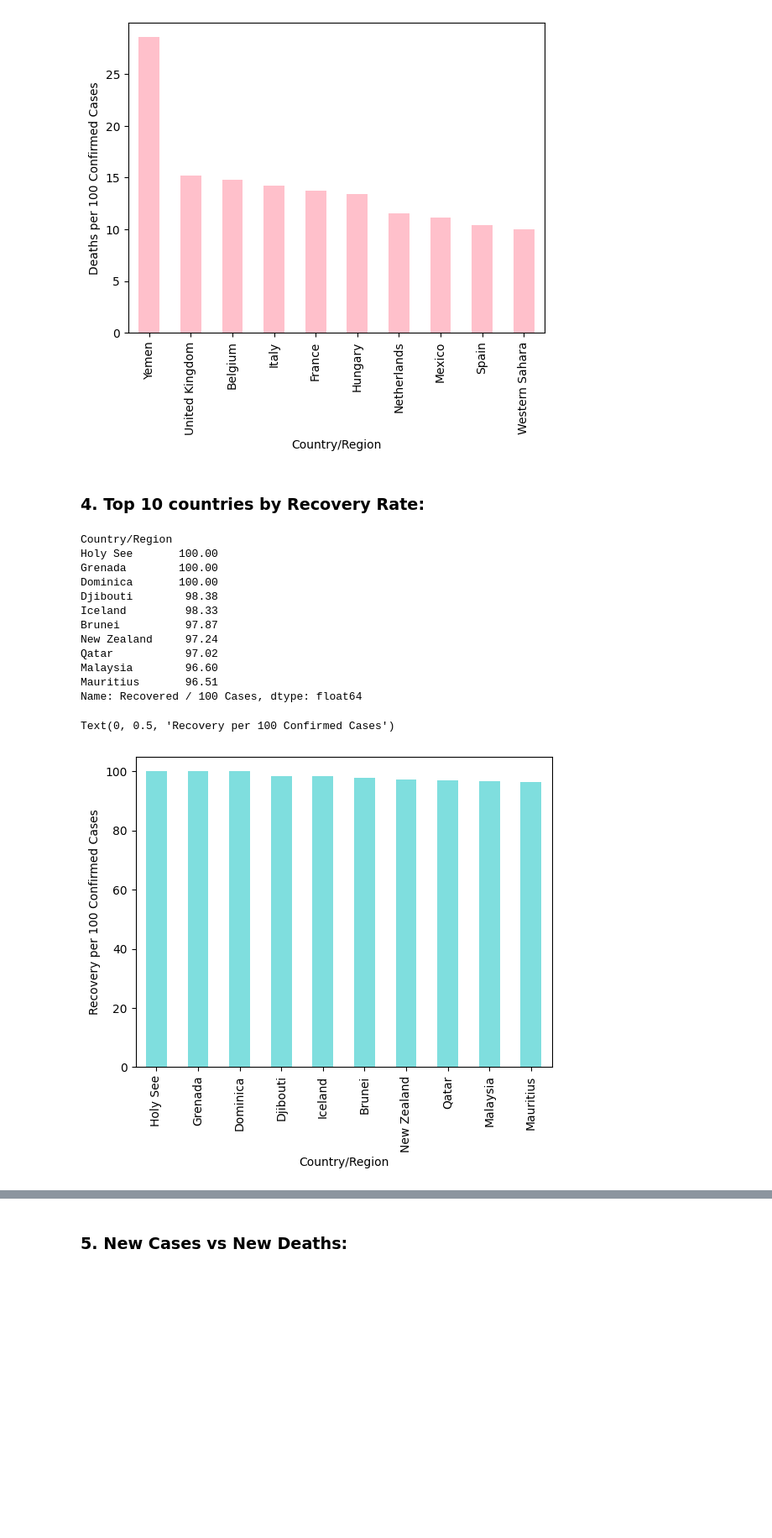
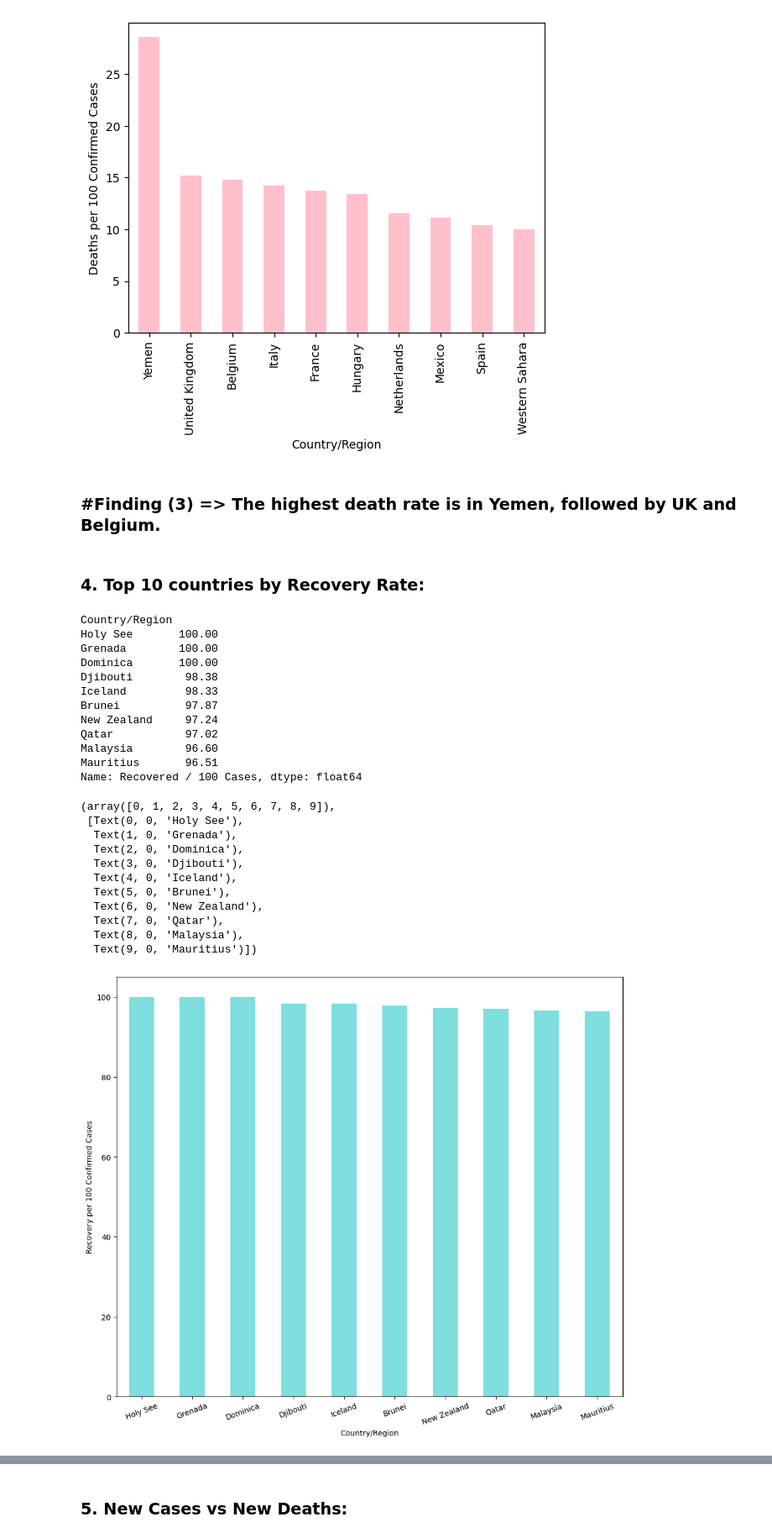
Before and after one commit to joshikunal927/Liabraries, a Jupyter notebook: my project/covid 19/project.ipynb, the cells around one changed output, grey strips where cells are left out. Shown at 84% size. Saved outputs shown, nothing was run; the diff lists cells and outputs as text; code cells hidden in the pictures; blank space fills up the shorter version.

```diff
--- a/my project/covid 19/project.ipynb
+++ b/my project/covid 19/project.ipynb
@@ -180,26 +194,40 @@ Western Sahara    10.00
 Name: Deaths / 100 Cases, dtype: float64
 Text(0, 0.5, 'Deaths per 100 Confirmed Cases')
 [figure]
+# %% [markdown]
+### #Finding (3) => The highest death rate is in Yemen, followed by UK and Belgium.
 # %% [markdown]
 ### 4. Top 10 countries by Recovery Rate:
 # %%
 top_recovery_rate=df1.groupby("Country/Region")["Recovered / 100 Cases"].sum().sort_values(ascending=False).head(10)
 print(top_recovery_rate)
 
+plt.figure(figsize=(12,10))
 top_recovery_rate.plot(kind="bar",color="c", alpha=0.5)
 plt.ylabel("Recovery per 100 Confirmed Cases")
+plt.xticks(rotation=20)
 # %% [output]
 Country/Region
 Holy See       100.00
 Grenada        100.00
 Dominica       100.00
 Djibouti        98.38
 Iceland         98.33
 Brunei          97.87
 New Zealand     97.24
 Qatar           97.02
 Malaysia        96.60
 Mauritius       96.51
 Name: Recovered / 100 Cases, dtype: float64
-Text(0, 0.5, 'Recovery per 100 Confirmed Cases')
+(array([0, 1, 2, 3, 4, 5, 6, 7, 8, 9]),
+ [Text(0, 0, 'Holy See'),
+  Text(1, 0, 'Grenada'),
+  Text(2, 0, 'Dominica'),
+  Text(3, 0, 'Djibouti'),
+  Text(4, 0, 'Iceland'),
+  Text(5, 0, 'Brunei'),
+  Text(6, 0, 'New Zealand'),
+  Text(7, 0, 'Qatar'),
+  Text(8, 0, 'Malaysia'),
+  Text(9, 0, 'Mauritius')])
-[figure, old version]
+[figure, new version]
```
Also changed, not shown: parts of 17 cells of this notebook.
